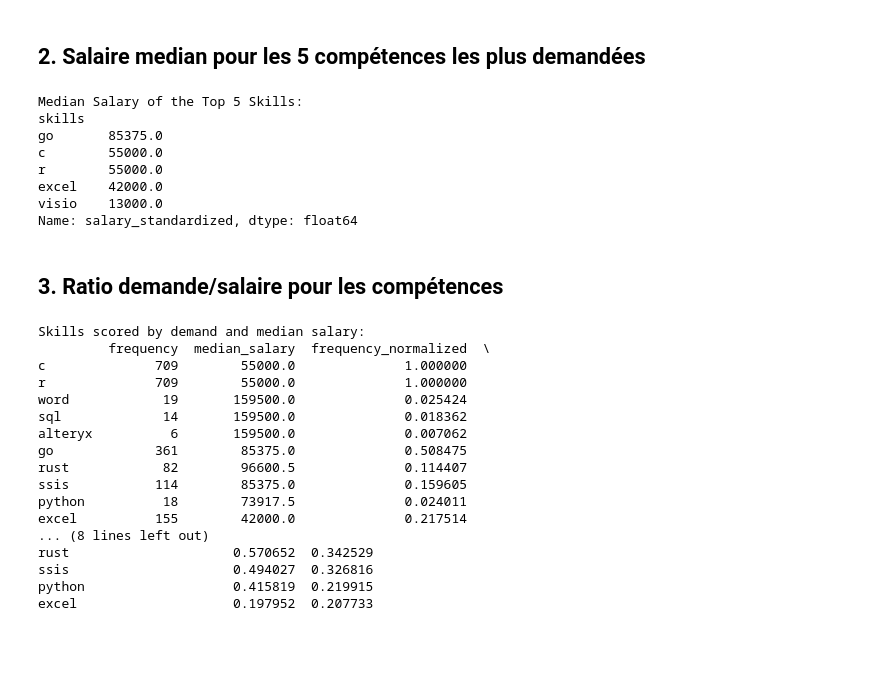
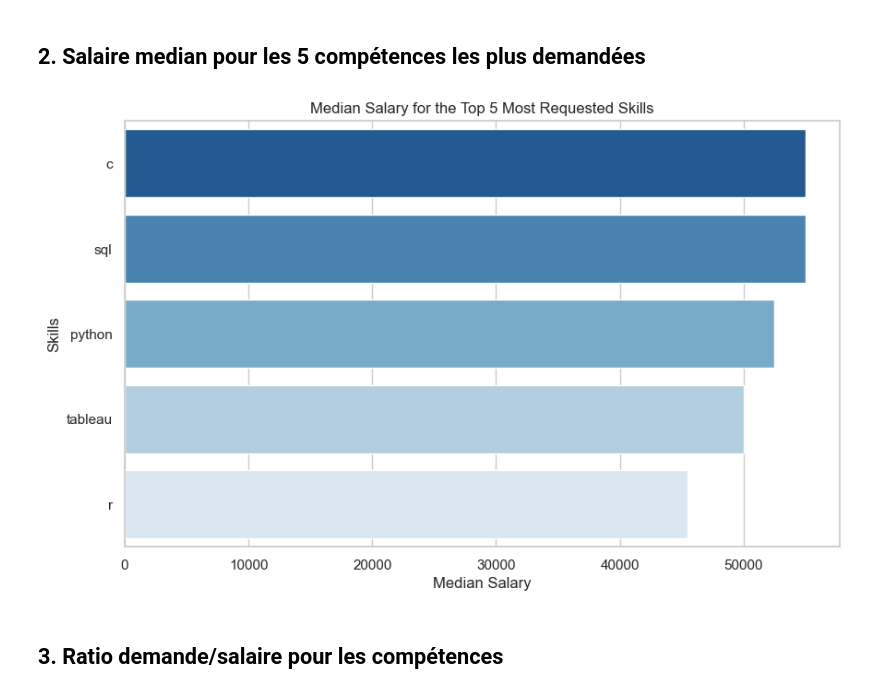
Before and after one commit to kariminus/Jobs-Analysis, a Jupyter notebook: 3_SkillSalary_Analysis.ipynb, the cells around one changed output. Drawn from its saved outputs; the diff is of its cells as text; code cells hidden in the pictures; blank space fills up the shorter version.

```diff
--- a/3_SkillSalary_Analysis.ipynb
+++ b/3_SkillSalary_Analysis.ipynb
@@ -10,7 +10,7 @@ import re
 df = database.main()
 df.drop_duplicates(keep='first', inplace=True)
 # Load keywords from a CSV file without headers
-keywords_df = pd.read_csv('skills.csv', header=None)  # Replace 'keywords.csv' with your file path
+keywords_df = pd.read_csv('skills.csv', header=None)  # Replace 'skills.csv' with your file path
 keyword_list = keywords_df[0].tolist()
 
 # Function to find keywords in the description
@@ -21,9 +21,12 @@ def find_keywords(description, skills_list):
         pattern = r'\b' + re.escape(skill) + r'\b'
         if re.search(pattern, description, re.IGNORECASE):
             contained_skills.append(skill)
-    return ', '.join(contained_skills)
+    if len(contained_skills) == 0:
+        return None
+    else:
+        return ', '.join(contained_skills)
 
 # Apply the function to create the new column
 df['skills'] = df['description'].apply(lambda desc: find_keywords(desc, keyword_list))
-print(df.head)
+df.head()
 # %% [output]
@@ -74,29 +79,30 @@ df_filtered = df_salary[df_salary['employment_type'].str.contains('Full-time', c
 # %% [markdown]
 ## 2. Salaire median pour les 5 compétences les plus demandées
-# %%
-# Explode the 'skills' column
-df_exploded = df.explode('skills')
-
-# Calculate the median salary for each skill
-median_salaries = df_exploded.groupby('skills')['salary_standardized'].median()
-
-# Count the occurrences of each skill to find the top 5
-top_skills = df_exploded['skills'].value_counts().head(5).index
-
-# Filter the median salaries for the top 5 skills
-top_skills_median_salaries = median_salaries[median_salaries.index.isin(top_skills)].sort_values(ascending=False)
-
-print("Median Salary of the Top 5 Skills:")
-print(top_skills_median_salaries)
-# %% [output]
-Median Salary of the Top 5 Skills:
-skills
-go       85375.0
-c        55000.0
-r        55000.0
-excel    42000.0
-visio    13000.0
-Name: salary_standardized, dtype: float64
+# %%
+df_exploded = df_salary[df_salary["skills"].notnull()]
+df_exploded = df_exploded.assign(skills=df_exploded.skills.str.split(", ")).explode('skills')
+
+# Count the occurrence of each skill and get the top 5
+top_skills = df_exploded['skills'].value_counts().head(5).index
+
+# Filter for rows that have one of the top 5 skills
+top_skills_df = df_exploded[df_exploded['skills'].isin(top_skills)]
+
+# Calculate median salary for each of the top skills
+median_salaries = top_skills_df.groupby('skills')['salary_standardized'].median().reset_index().sort_values(by='salary_standardized', ascending=False)
+
+# Plotting the median salaries using Seaborn
+sns.set(style="whitegrid")
+plt.figure(figsize=(10, 6))
+bar_plot = sns.barplot(x='salary_standardized', y='skills', data=median_salaries, palette="Blues_r")
+
+plt.title('Median Salary for the Top 5 Most Requested Skills')
+plt.xlabel('Median Salary')
+plt.ylabel('Skills')
+
+plt.show()
+# %% [output]
+[figure, added]
 # %% [markdown]
 ## 3. Ratio demande/salaire pour les compétences
 # %%
@@ -124,26 +130,7 @@ skills_data['score'] = (skills_data['frequency_normalized'] + skills_data['media
 # Sort the skills by their score in descending order to identify the top skills
 top_skills_by_score = skills_data.sort_values(by='score', ascending=False)
 
-print("Skills scored by demand and median salary:")
-print(top_skills_by_score.head(10))
+top_skills_by_score = top_skills_by_score.head(10)
-# %% [output]
-Skills scored by demand and median salary:
-         frequency  median_salary  frequency_normalized  \
-c              709        55000.0              1.000000
-r              709        55000.0              1.000000
-word            19       159500.0              0.025424
-sql             14       159500.0              0.018362
-alteryx          6       159500.0              0.007062
-go             361        85375.0              0.508475
-rust            82        96600.5              0.114407
-ssis           114        85375.0              0.159605
-python          18        73917.5              0.024011
-excel          155        42000.0              0.217514
-... (8 lines left out)
-rust                     0.570652  0.342529
-ssis                     0.494027  0.326816
-python                   0.415819  0.219915
-excel                    0.197952  0.207733
 # %%
 # Plotting the top skills by their score as a bar chart
 plt.figure(figsize=(10, 6))
```
Also changed, not shown: parts of 3 cells of this notebook, 3 other files.
